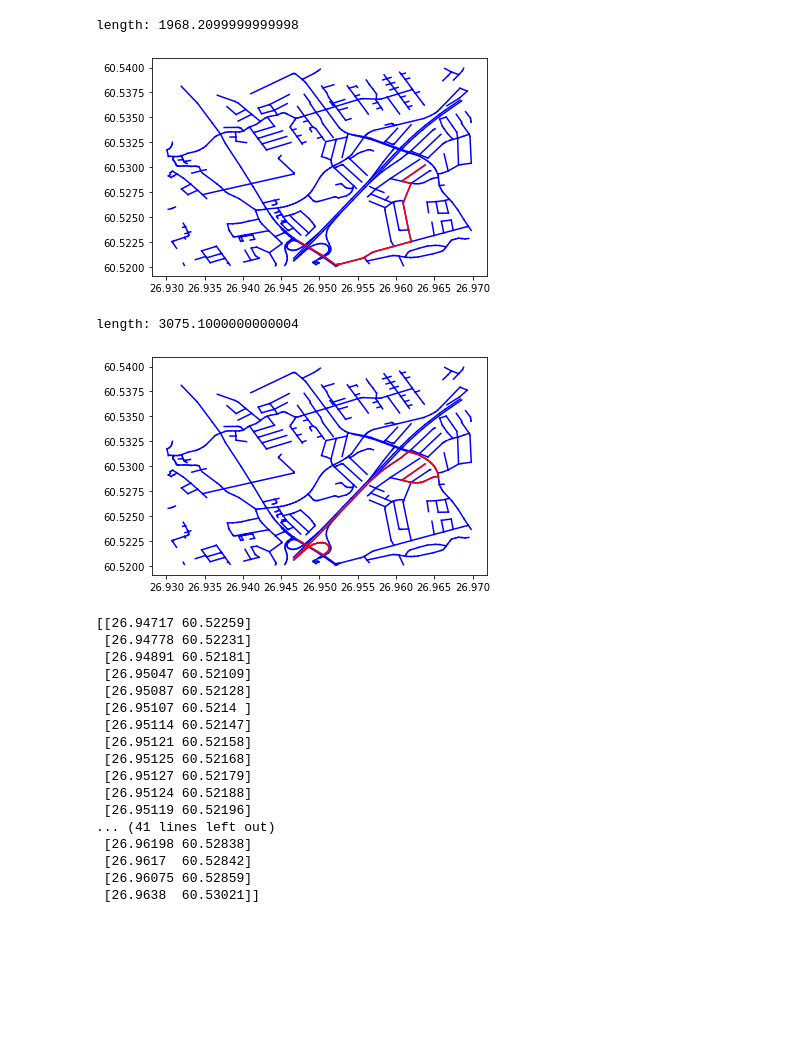
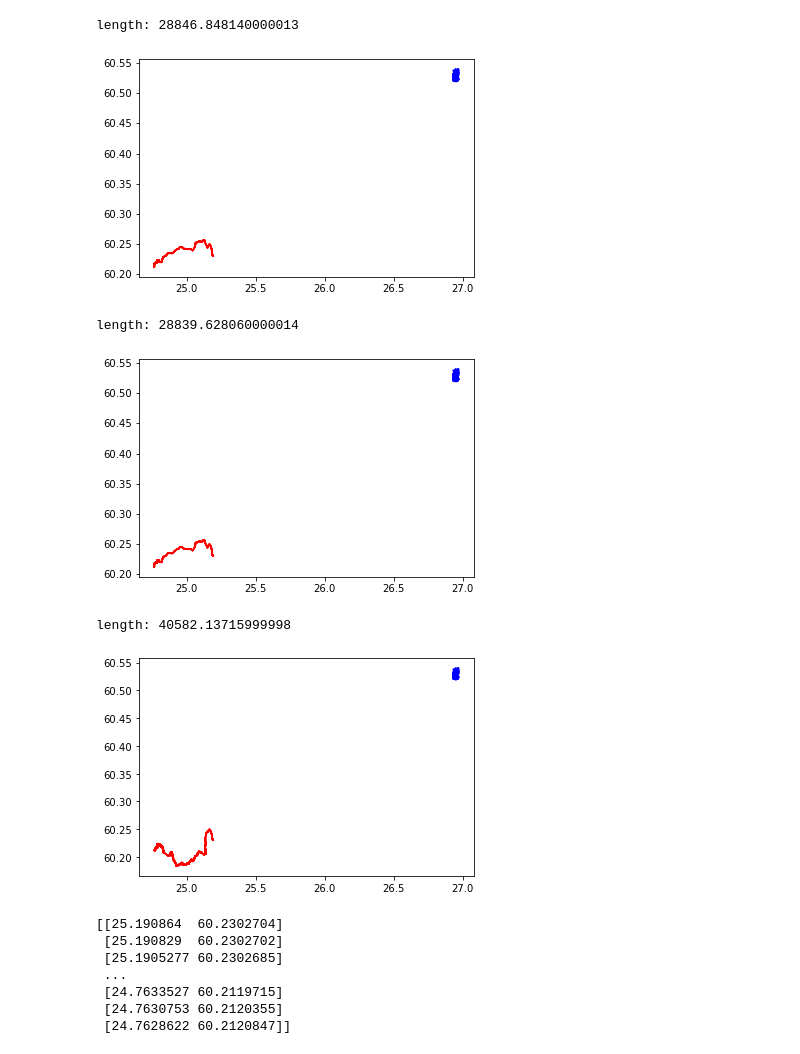
Before and after one commit to dlim2012/elevation-based-navigation-system, a Jupyter notebook: backend/graph/ex.ipynb, the cells around one changed output. Drawn from its saved outputs; the diff is of its cells as text; code cells hidden in the pictures; blank space fills up the shorter version.

```diff
--- a/backend/graph/ex.ipynb
+++ b/backend/graph/ex.ipynb
@@ -59,21 +93,14 @@ nodes.sort_values(by=['lon', 'lat'])
 # %%
-from Graph import Graph
-g = Graph()
+# plt.scatter(lon, lat, color="pink")
 
-x, y = 26.93, 60.52
-x, y = 26.960, 60.5375
-x, y = 26.9500, 60.5300
-node_id, node = g.getNearestNode(x, y)
-plt.scatter(x, y, color="pink")
+# for index, row in edges.iterrows():
+#     u_id, v_id = row['u'], row['v']
 
-for index, row in edges.iterrows():
-    u_id, v_id = row['u'], row['v']
+#     u, v = get_xy(nodes, u_id), get_xy(nodes, v_id)
 
-    u, v = get_xy(nodes, u_id), get_xy(nodes, v_id)
+#     plt.plot([u[0], v[0]], [u[1], v[1]], color='blue')
 
-    plt.plot([u[0], v[0]], [u[1], v[1]], color='blue')
+# plt.scatter(node[0], node[1], color="red")
 
-plt.scatter(node[0], node[1], color="red")
-
-plt.show()
-print(node_id)
+# plt.show()
+# print(node_id)
@@ -87,13 +111,13 @@ nodes.loc[nodes['id'] == 3735779715]
 # %%
 
-source, target = 960407257, 3350088311
-source, target = 3350088322	, 960407257
+source, v = 960407257, 3350088311
+source, v = 3350088322	, 960407257
 # source = g.getRandomNode()
-# target = g.getRandomNode()
-# print(source, target)
-source, target = g.RandomNodeId(), g.RandomNodeId()
-print(source, target)
-print(nodes[nodes['id'].isin([source, target])])
+# v = g.getRandomNode()
+# print(source, v)
+source, v = g.RandomNodeId(), g.RandomNodeId()
+print(source, v)
+print(nodes[nodes['id'].isin([source, v])])
 
 def plot_path(edges, coords):
 
@@ -124,34 +148,30 @@ fig, ax = ox.plot_graph_route(G, route, route_linewidth=6, node_size=0, bgcolor=
 # %%
-length, coords = g.shortestPath(source, target)
+length, coords = g.aStarAlgorithm(source, v)
 print('length:', length)
 plot_path(edges, coords)
 
-length, coords = g.randomPath(source, target)
+length, coords = g.dijkstraAlgorithm(source, v)
+print('length:', length)
+plot_path(edges, coords)
+
+length, coords = g.findElevationBasedPath(source, v)
 print('length:', length)
 plot_path(edges, coords)
 print(coords)
 # %% [output]
-length: 1968.2099999999998
+length: 28846.848140000013
-[figure, old version]
+[figure, new version]
-length: 3075.1000000000004
+length: 28839.628060000014
-[figure, old version]
+[figure, new version]
-[[26.94717 60.52259]
- [26.94778 60.52231]
- [26.94891 60.52181]
- [26.95047 60.52109]
- [26.95087 60.52128]
- [26.95107 60.5214 ]
- [26.95114 60.52147]
- [26.95121 60.52158]
- [26.95125 60.52168]
- [26.95127 60.52179]
- [26.95124 60.52188]
- [26.95119 60.52196]
-... (41 lines left out)
- [26.96198 60.52838]
- [26.9617  60.52842]
- [26.96075 60.52859]
- [26.9638  60.53021]]
+length: 40582.13715999998
+[figure, added]
+[[25.190864  60.2302704]
+ [25.190829  60.2302702]
+ [25.1905277 60.2302685]
+ ...
+ [24.7633527 60.2119715]
+ [24.7630753 60.2120355]
+ [24.7628622 60.2120847]]
 # %%
 
 # backend: graph, algorithm, api
```
Also changed, not shown: parts of 13 cells of this notebook, 35 other files.
